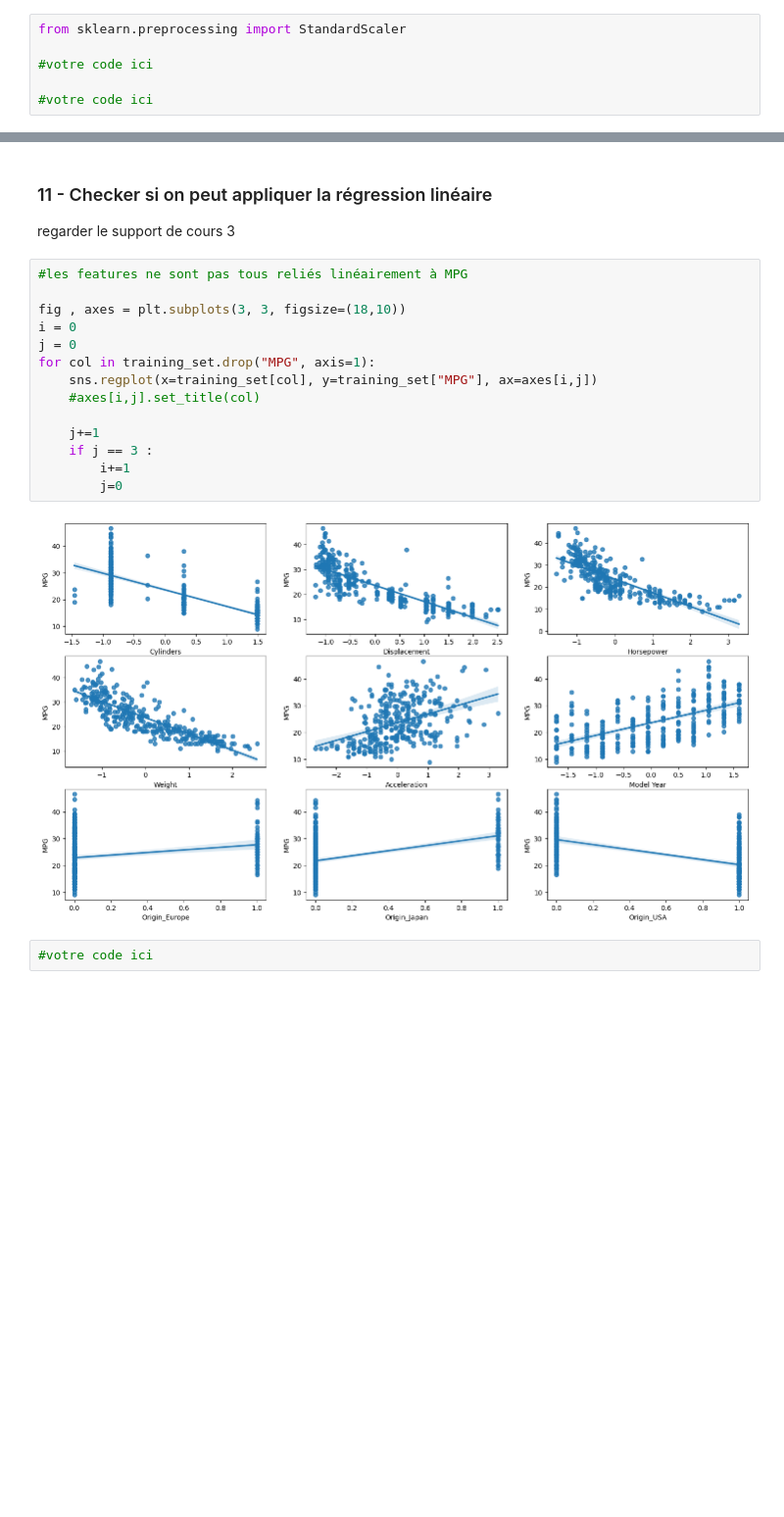
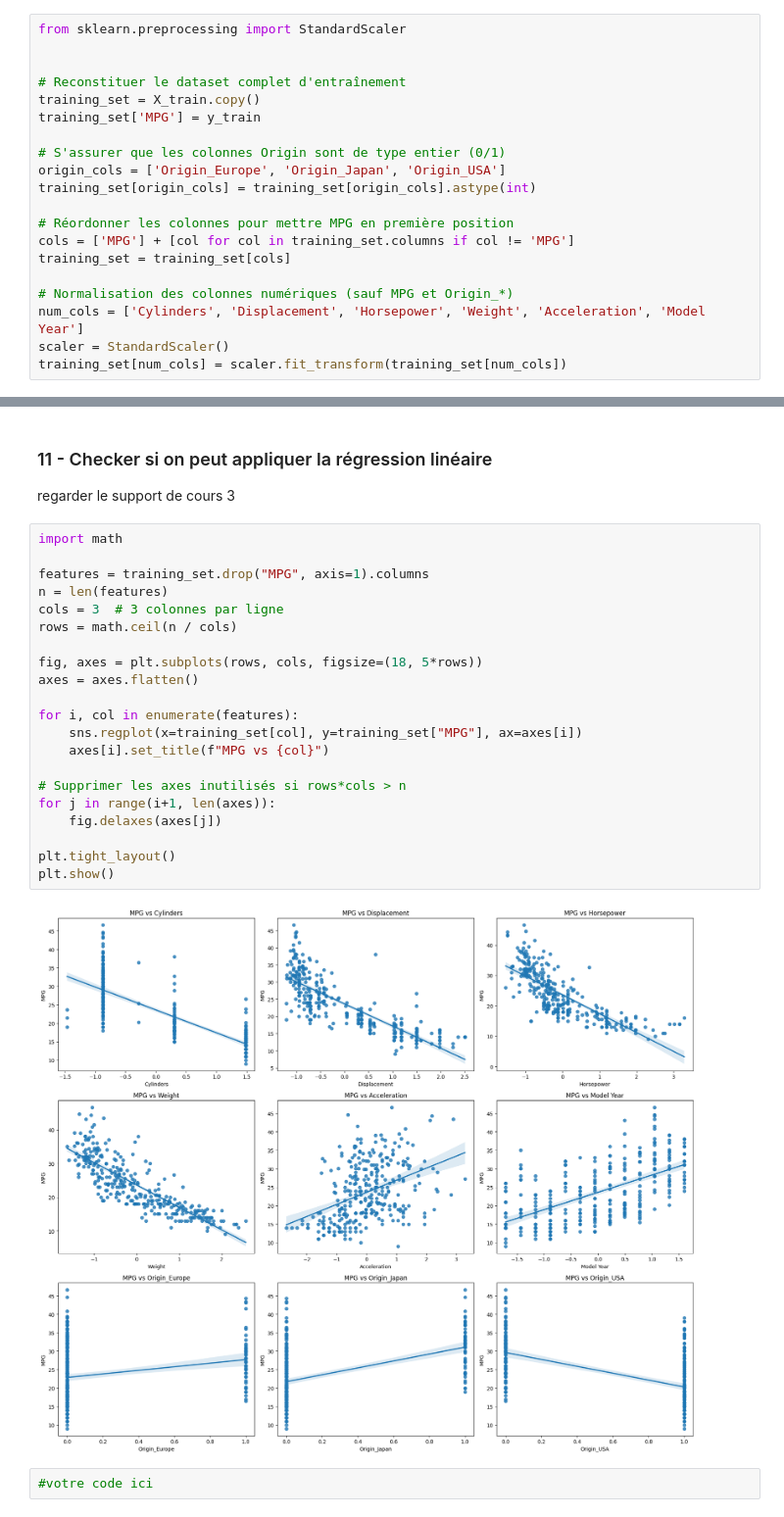
Before and after one commit to ARTY-cpu/NoteBook-TP3-ML, a Jupyter notebook: Regression_Linéaire_étudiants.ipynb, the cells around one changed output, grey strips where cells are left out. Shown at 98% size. Cells and saved outputs as stored; diff of their text form; blank space fills up the shorter version.

```diff
--- a/Regression_Linéaire_étudiants.ipynb
+++ b/Regression_Linéaire_étudiants.ipynb
@@ -567,9 +578,23 @@ training_set.describe().T[["mean","std"]]
 # %%
 from sklearn.preprocessing import StandardScaler
 
-#votre code ici
 
-#votre code ici
+# Reconstituer le dataset complet d'entraînement
+training_set = X_train.copy()
+training_set['MPG'] = y_train
+
+# S'assurer que les colonnes Origin sont de type entier (0/1)
+origin_cols = ['Origin_Europe', 'Origin_Japan', 'Origin_USA']
+training_set[origin_cols] = training_set[origin_cols].astype(int)
+
+# Réordonner les colonnes pour mettre MPG en première position
+cols = ['MPG'] + [col for col in training_set.columns if col != 'MPG']
+training_set = training_set[cols]
+
+# Normalisation des colonnes numériques (sauf MPG et Origin_*)
+num_cols = ['Cylinders', 'Displacement', 'Horsepower', 'Weight', 'Acceleration', 'Model Year']
+scaler = StandardScaler()
+training_set[num_cols] = scaler.fit_transform(training_set[num_cols])
 # %%
 training_set
 # %% [output]
@@ -596,21 +628,28 @@ training_set
 ### 11 - Checker si on peut appliquer la régression linéaire
 regarder le support de cours 3
 # %%
-#les features ne sont pas tous reliés linéairement à MPG
+import math
 
-fig , axes = plt.subplots(3, 3, figsize=(18,10))
-i = 0
-j = 0
-for col in training_set.drop("MPG", axis=1):
-    sns.regplot(x=training_set[col], y=training_set["MPG"], ax=axes[i,j])
-    #axes[i,j].set_title(col)
+features = training_set.drop("MPG", axis=1).columns
+n = len(features)
+cols = 3  # 3 colonnes par ligne
+rows = math.ceil(n / cols)
 
-    j+=1
-    if j == 3 :
-        i+=1
-        j=0
+fig, axes = plt.subplots(rows, cols, figsize=(18, 5*rows))
+axes = axes.flatten()
+
+for i, col in enumerate(features):
+    sns.regplot(x=training_set[col], y=training_set["MPG"], ax=axes[i])
+    axes[i].set_title(f"MPG vs {col}")
+
+# Supprimer les axes inutilisés si rows*cols > n
+for j in range(i+1, len(axes)):
+    fig.delaxes(axes[j])
+
+plt.tight_layout()
+plt.show()
 # %% [output]
-[figure, old version]
+[figure, new version]
 # %%
 #votre code ici
 # %% [output]
```
Also changed, not shown: parts of 20 cells of this notebook.
